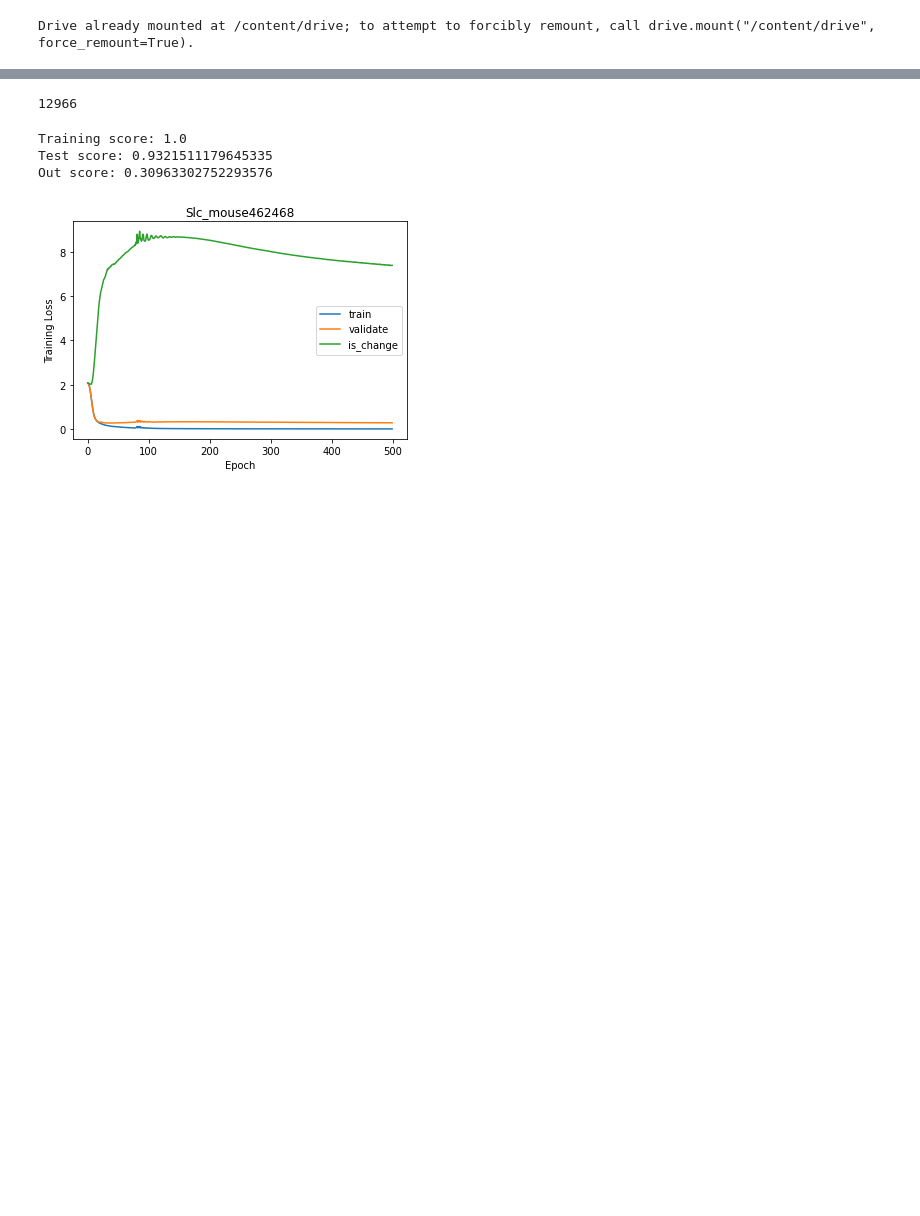
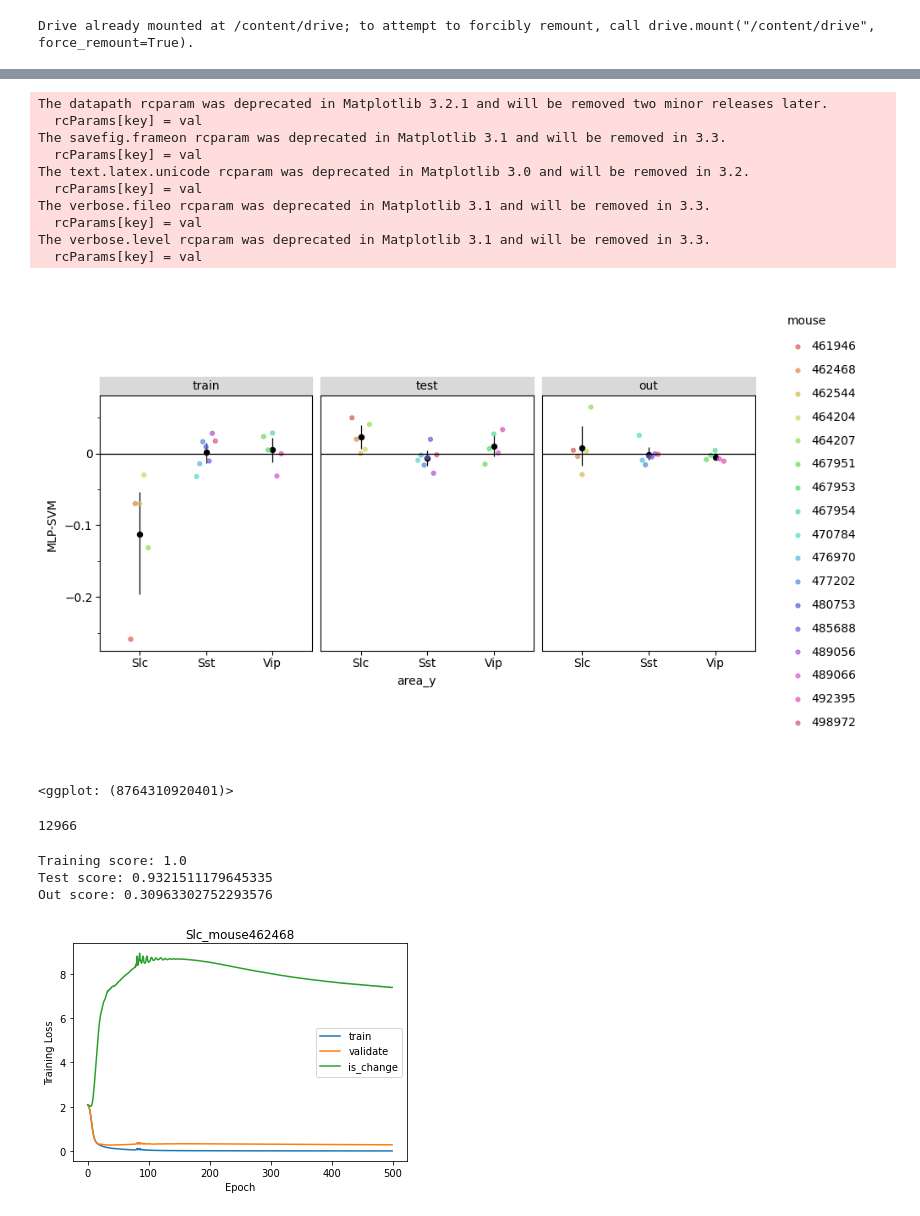
Before and after one commit to Akhilesh-K-Yadav/NMA-22-DL-Saltenas-Project, a Jupyter notebook: Saltenas2.ipynb, the cells around one changed output, grey strips where cells are left out. Drawn from its saved outputs; the diff is of its cells as text; code cells hidden in the pictures; blank space fills up the shorter version.

```diff
--- a/Saltenas2.ipynb
+++ b/Saltenas2.ipynb
@@ -290,3 +375,36 @@ The verbose.level rcparam was deprecated in Matplotlib 3.1 and will be removed i
+# %%
+lol = pd.read_pickle('/content/drive/MyDrive/Mouse_Data/accuracy_data_N17_MLPdffbc')
+
+lol = lol.merge(accuracy_data,
+          how='left',
+          on=['mouse','data'],
+          )
+
+lol['MLP-SVM'] = lol['accuracy_y']-lol['accuracy_x']
+lol = lol.astype({'mouse':'category','data':'category','area_y':'category'})
+lol['data'] = pd.Categorical(lol['data'],categories=['train','test','out'])
+(p9.ggplot(lol, p9.aes('area_y','MLP-SVM'))
+    + p9.scale_x_discrete()
+    + p9.facet_grid('. ~ data')
+    + p9.stat_summary()
+    + p9.geom_point(p9.aes(color='mouse'),position=p9.positions.position_dodge(width=0.33), alpha=0.7)
+    + p9.theme_matplotlib()
+    + p9.geom_hline(yintercept=0,color='black')
+    + p9.theme(figure_size=(10,4))
+)
+# %% [output]
+The datapath rcparam was deprecated in Matplotlib 3.2.1 and will be removed two minor releases later.
+  rcParams[key] = val
+The savefig.frameon rcparam was deprecated in Matplotlib 3.1 and will be removed in 3.3.
+  rcParams[key] = val
+The text.latex.unicode rcparam was deprecated in Matplotlib 3.0 and will be removed in 3.2.
+  rcParams[key] = val
+The verbose.fileo rcparam was deprecated in Matplotlib 3.1 and will be removed in 3.3.
+  rcParams[key] = val
+The verbose.level rcparam was deprecated in Matplotlib 3.1 and will be removed in 3.3.
+  rcParams[key] = val
+[figure, added]
+<ggplot: (8764310920401)>
 # %%
 score_test = {}
 score_train = {}
```
Also changed, not shown: parts of 9 cells of this notebook.
